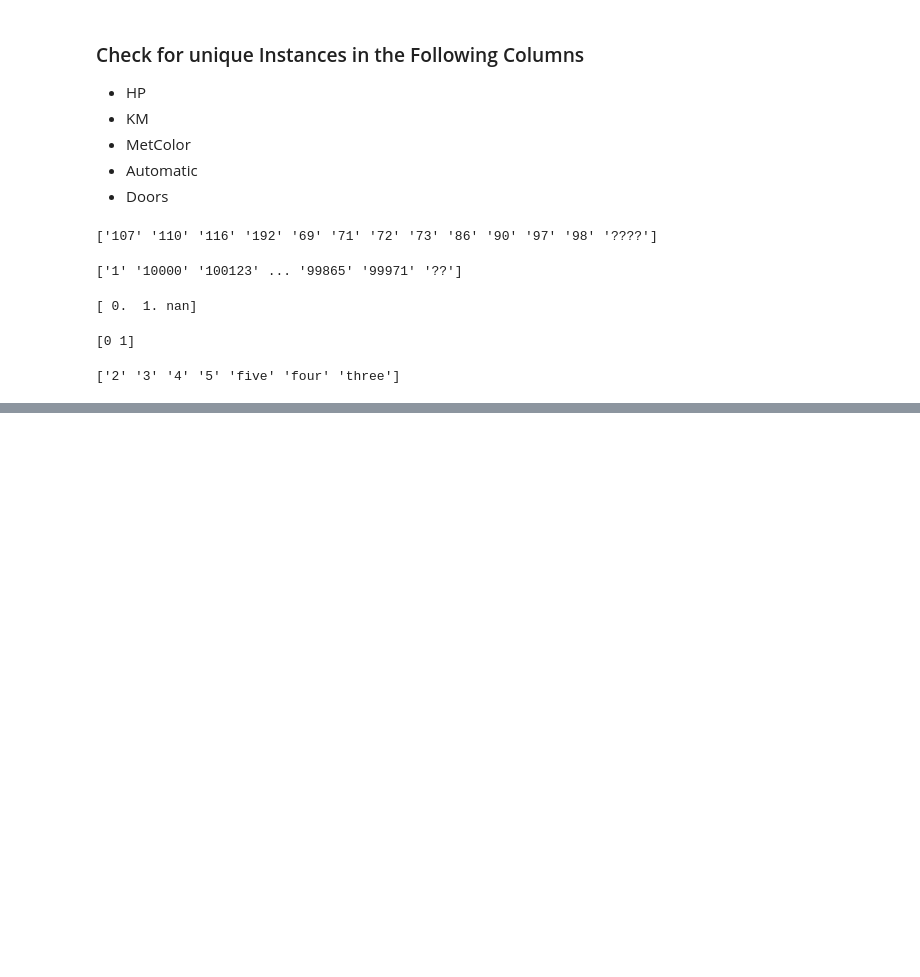
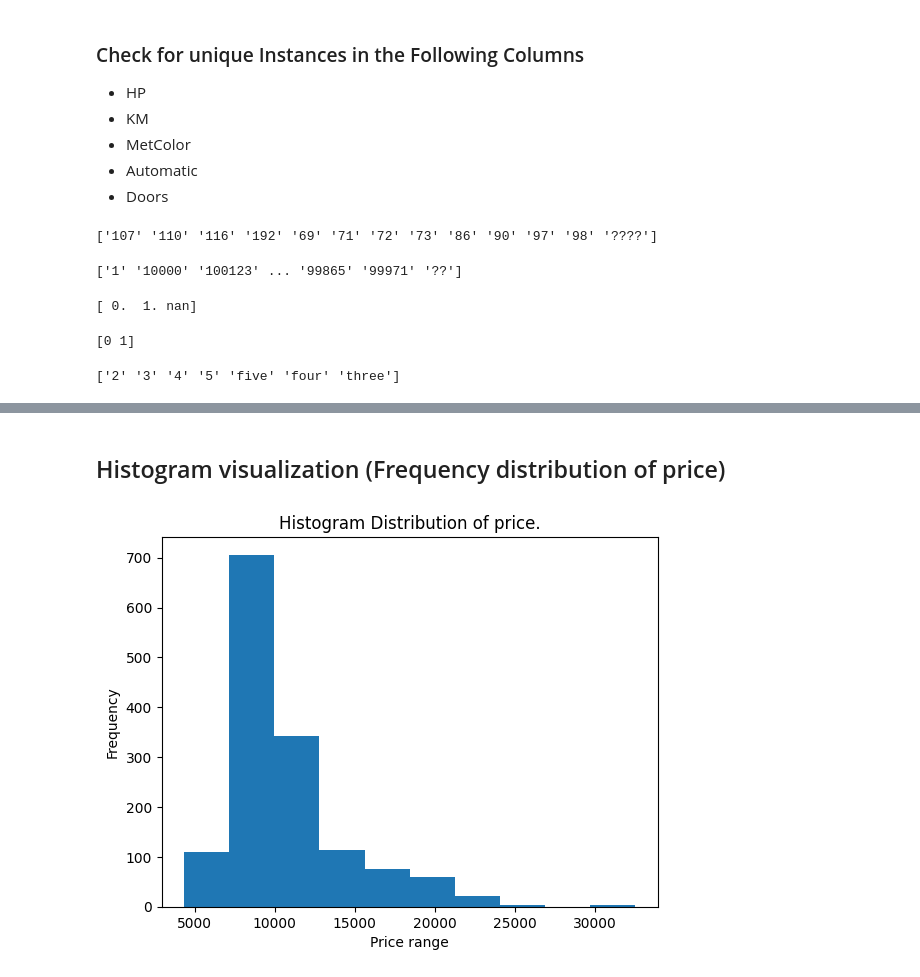
Before and after one commit to bramoo660/data_analytics_python, a Jupyter notebook: Toyota_Data_Analytics.ipynb, the cells around one changed output, grey strips where cells are left out. Saved outputs shown, nothing was run; the diff lists cells and outputs as text; code cells hidden in the pictures; blank space fills up the shorter version.

```diff
--- a/Toyota_Data_Analytics.ipynb
+++ b/Toyota_Data_Analytics.ipynb
@@ -125,0 +564,16 @@ print(np.unique(toyota_df['Doors']))
+# %% [markdown]
+## Histogram visualization (Frequency distribution of price)
+# %%
+plt.hist(toyota_df['Price'])
+
+plt.title('Histogram Distribution of price.')
+
+plt.ylabel('Frequency')
+
+plt.xlabel('Price range')
+
+plt.savefig('Hist_price_rel.png')
+
+plt.show()
+# %% [output]
+[figure, added]
```
Also changed, not shown: parts of 91 cells of this notebook, 19 other files.
